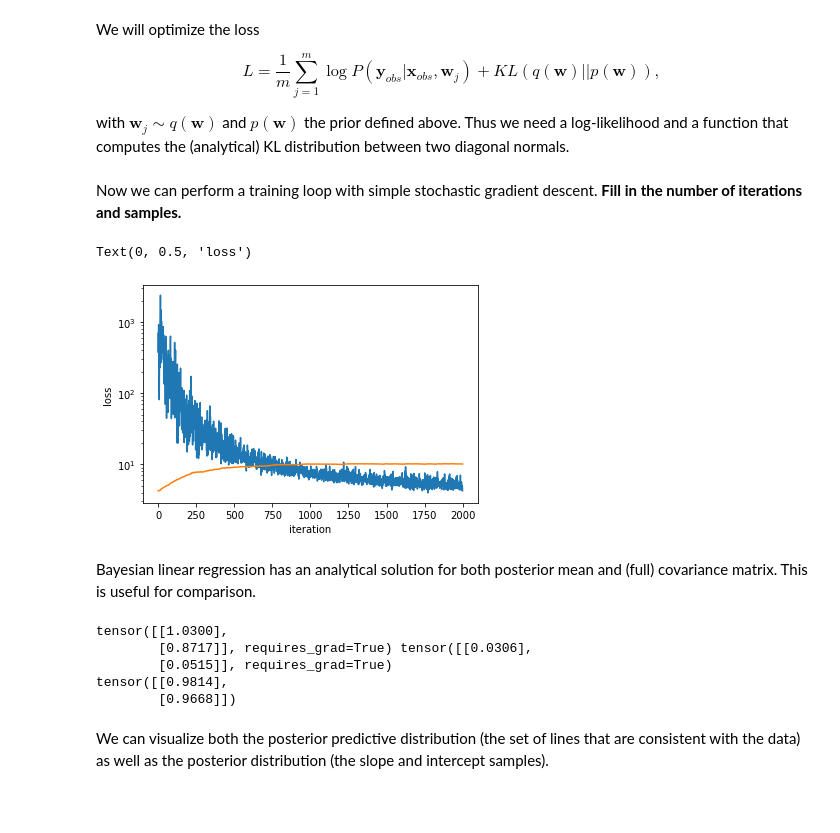
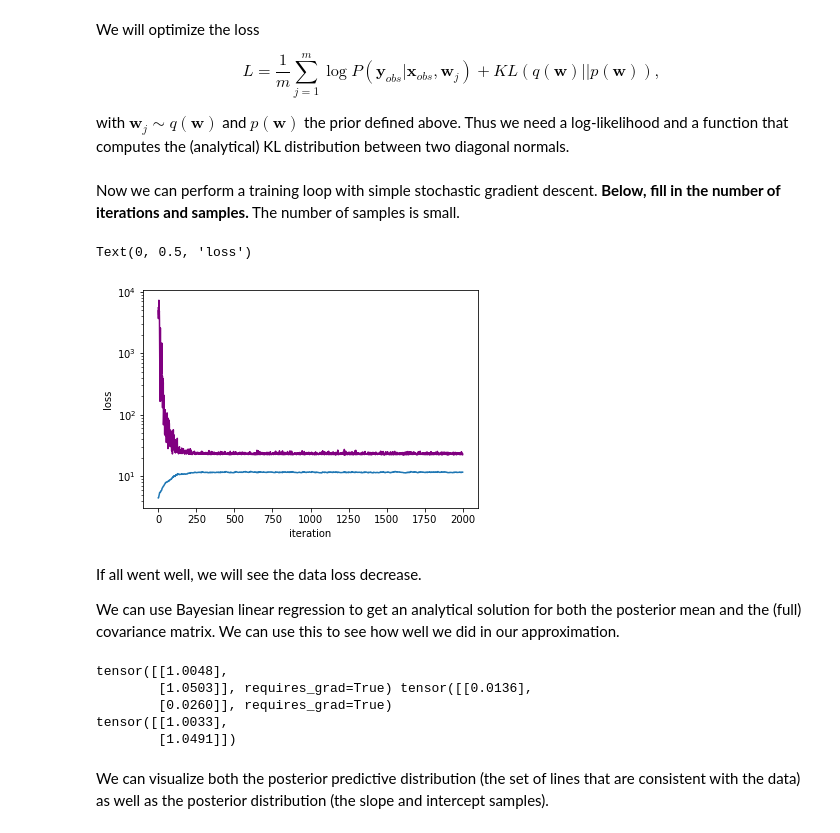
Before and after one commit to UMT-CSCI-591-Deep-Learning-2022/Week_15_VI, a Jupyter notebook: vi_linear_regression.ipynb, the cells around one changed output. Drawn from its saved outputs; the diff is of its cells as text; code cells hidden in the pictures; blank space fills up the shorter version.

```diff
--- a/vi_linear_regression.ipynb
+++ b/vi_linear_regression.ipynb
@@ -21,6 +23,6 @@ import seaborn as sns
 # %%
 # Number of datapoints
-n = 11
+n = 50
 
 # evenly spaced features
 x_train = torch.linspace(0,1,n)
@@ -111,7 +116,7 @@ def kl_gaussian_diagonal(mu_post,mu_prior,sigma2_post,sigma2_prior):
     trace = (sigma2_post/sigma2_prior).sum()
     return 0.5*(log_det_ratio - k + sse + trace)
 # %% [markdown]
-Now we can perform a training loop with simple stochastic gradient descent. **Fill in the number of iterations and samples.**
+Now we can perform a training loop with simple stochastic gradient descent. **Below, fill in the number of iterations and samples.** The number of samples is small.
 # %%
 n_iterations = 2000
 
@@ -136,37 +141,39 @@ for i in range(n_iterations):
 
         # Compute forward model
         y_pred = Phi @ W
 
         # Update data loss
         L_data = L_data + log_likelihood(y_pred,y_train,sigma2_obs)/n_samples
 
 
     # Compute KL-loss (prior)
     L_kl = kl_gaussian_diagonal(mu_post,mu_prior,sigma_post**2,sigma2_prior)
 
     L = L_data + L_kl
     L.backward()
 
     data_losses.append(L_data.detach())
     kl_losses.append(L_kl.detach())
 
     # Gradient descent
     with torch.no_grad():
         mu_post -= eta*mu_post.grad
         sigma_post -= eta*sigma_post.grad
     mu_post.grad = None
     sigma_post.grad = None
 
 # Plot convergence
-plt.semilogy(data_losses)
+plt.semilogy(data_losses, color='purple')
 plt.semilogy(kl_losses)
 plt.xlabel('iteration')
 plt.ylabel('loss')
 # %% [output]
 Text(0, 0.5, 'loss')
-[figure, old version]
+[figure, new version]
 # %% [markdown]
-Bayesian linear regression has an analytical solution for both posterior mean and (full) covariance matrix.  This is useful for comparison.
+If all went well, we will see the data loss decrease.
+
+We can use Bayesian linear regression to get an analytical solution for both the posterior mean and the (full) covariance matrix. We can use this to see how well we did in our approximation.
 # %%
 # Posterior precision
 Sigma_inv = 1./sigma2_obs*Phi.T @ Phi + torch.diag(1./sigma2_prior)
@@ -183,11 +190,11 @@ mu_analytical = 1./sigma2_obs * Sigma @ Phi.T @ y_train
 print(mu_post,sigma_post)
 print(mu_analytical)
 # %% [output]
-tensor([[1.0300],
-        [0.8717]], requires_grad=True) tensor([[0.0306],
-        [0.0515]], requires_grad=True)
-tensor([[0.9814],
-        [0.9668]])
+tensor([[1.0048],
+        [1.0503]], requires_grad=True) tensor([[0.0136],
+        [0.0260]], requires_grad=True)
+tensor([[1.0033],
+        [1.0491]])
 # %% [markdown]
 We can visualize both the posterior predictive distribution (the set of lines that are consistent with the data) as well as the posterior distribution (the slope and intercept samples).
 # %%
```
Also changed, not shown: parts of 21 cells of this notebook.
